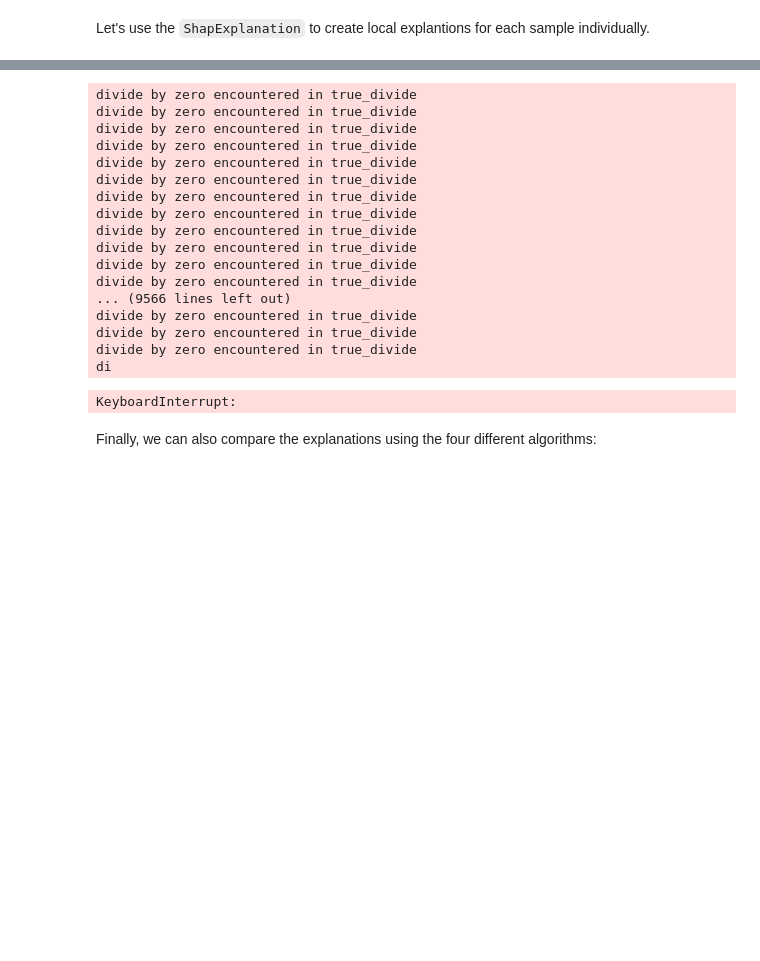
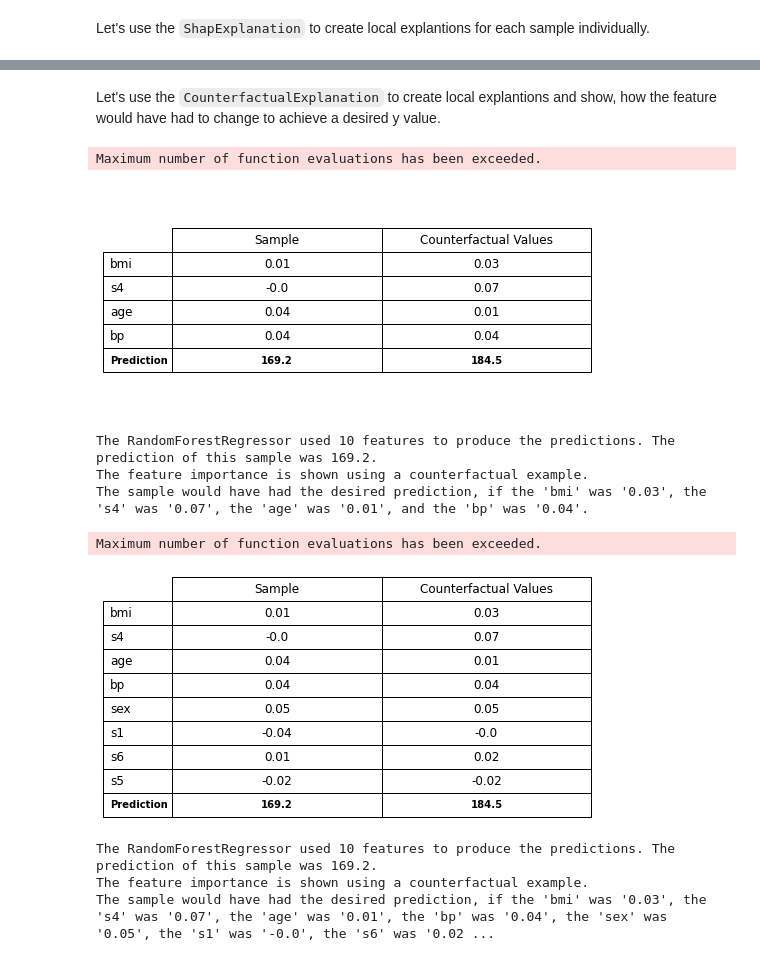
Before and after one commit to MauroLuzzatto/explainy, a Jupyter notebook: examples/01-explainy-intro.ipynb, the cells around one changed output, grey strips where cells are left out. Saved outputs shown, nothing was run; the diff lists cells and outputs as text; code cells hidden in the pictures; blank space fills up the shorter version.

```diff
--- a/examples/01-explainy-intro.ipynb
+++ b/examples/01-explainy-intro.ipynb
@@ -123,15 +120,15 @@ The four features which were most important for this particular sample were (fro
 # %%
-# from explainy.explanations.surrogate_model_explanation import SurrogateModelExplanation
+from explainy.explanations import SurrogateModelExplanation
 
-# # Global, Contrastive
-# list_number_of_features = [2, 4]
-# for number_of_features in list_number_of_features:
-#     for sample_index in [0]:
+# Global, Contrastive
+list_number_of_features = [2, 4]
+sample_index = 0
+for number_of_features in list_number_of_features:
 
-#         explainer = SurrogateModelExplanation(
-#             X_test, y_test, model, number_of_features
-#         )
-#         explanation = explainer.explain(sample_index)
-#         explainer.plot(sample_index)
-#         print(explanation)
-#         print('\n')
+    explainer = SurrogateModelExplanation(
+        X_test, y_test, model, number_of_features
+    )
+    explanation = explainer.explain(sample_index)
+    explainer.plot(sample_index)
+    print(explanation)
+    print('\n')
@@ -138,35 +152,27 @@ The four features which were most important for this particular sample were (fro
+# %% [markdown]
+Let's use the `CounterfactualExplanation` to create local explantions and show, how the feature would have had to change to achieve a desired y value.
 # %%
-from explainy.explanations.counterfactual_explanation import CounterfactualExplanation
+from explainy.explanations import CounterfactualExplanation
 
 # Local, Contrastive
 number_of_features = 6
-for number_of_features in list_number_of_features:
-    for sample_index in [1, 2, 3]:
-        explainer = CounterfactualExplanation(
-            X_test, y_test, model, number_of_features
-        )
-        explanation = explainer.explain(sample_index)
-        explainer.plot(sample_index)
-        print(explanation)
-        print('\n')
+sample_index = 2
+for number_of_features in [4, 8]:
+    explainer = CounterfactualExplanation(
+        X_test, y_test, model, number_of_features, y_desired=180.
+    )
+    explanation = explainer.explain(sample_index)
+    explainer.plot(sample_index)
+    print(explanation)
+    print('\n')
 # %% [output]
-divide by zero encountered in true_divide
-divide by zero encountered in true_divide
-divide by zero encountered in true_divide
-divide by zero encountered in true_divide
-divide by zero encountered in true_divide
-divide by zero encountered in true_divide
-divide by zero encountered in true_divide
-divide by zero encountered in true_divide
-divide by zero encountered in true_divide
-divide by zero encountered in true_divide
-divide by zero encountered in true_divide
-divide by zero encountered in true_divide
-... (9566 lines left out)
-divide by zero encountered in true_divide
-divide by zero encountered in true_divide
-divide by zero encountered in true_divide
-di
+Maximum number of function evaluations has been exceeded.
+[figure, added]
-KeyboardInterrupt:
+The RandomForestRegressor used 10 features to produce the predictions. The prediction of this sample was 169.2.
+The feature importance is shown using a counterfactual example.
+The sample would have had the desired prediction, if the 'bmi' was '0.03', the 's4' was '0.07', the 'age' was '0.01', and the 'bp' was '0.04'.
+Maximum number of function evaluations has been exceeded.
+[figure, added]
+The RandomForestRegressor used 10 features to produce the predictions. The prediction of this sample was 169.2.
+The feature importance is shown using a counterfactual example.
+The sample would have had the desired prediction, if the 'bmi' was '0.03', the 's4' was '0.07', the 'age' was '0.01', the 'bp' was '0.04', the 'sex' was '0.05', the 's1' was '-0.0', the 's6' was '0.02 ...
-# %% [markdown]
-Finally, we can also compare the explanations using the four different algorithms:
```
Also changed, not shown: parts of 8 cells of this notebook, 11 other files.
